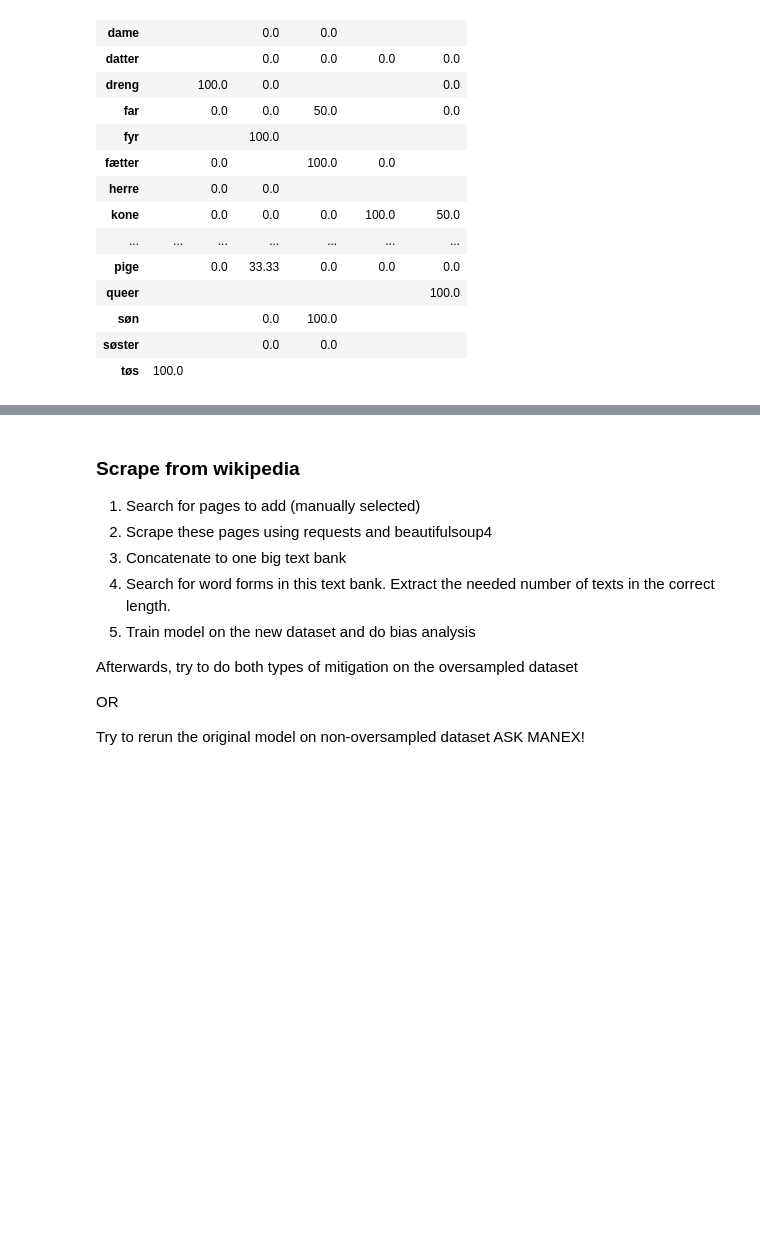
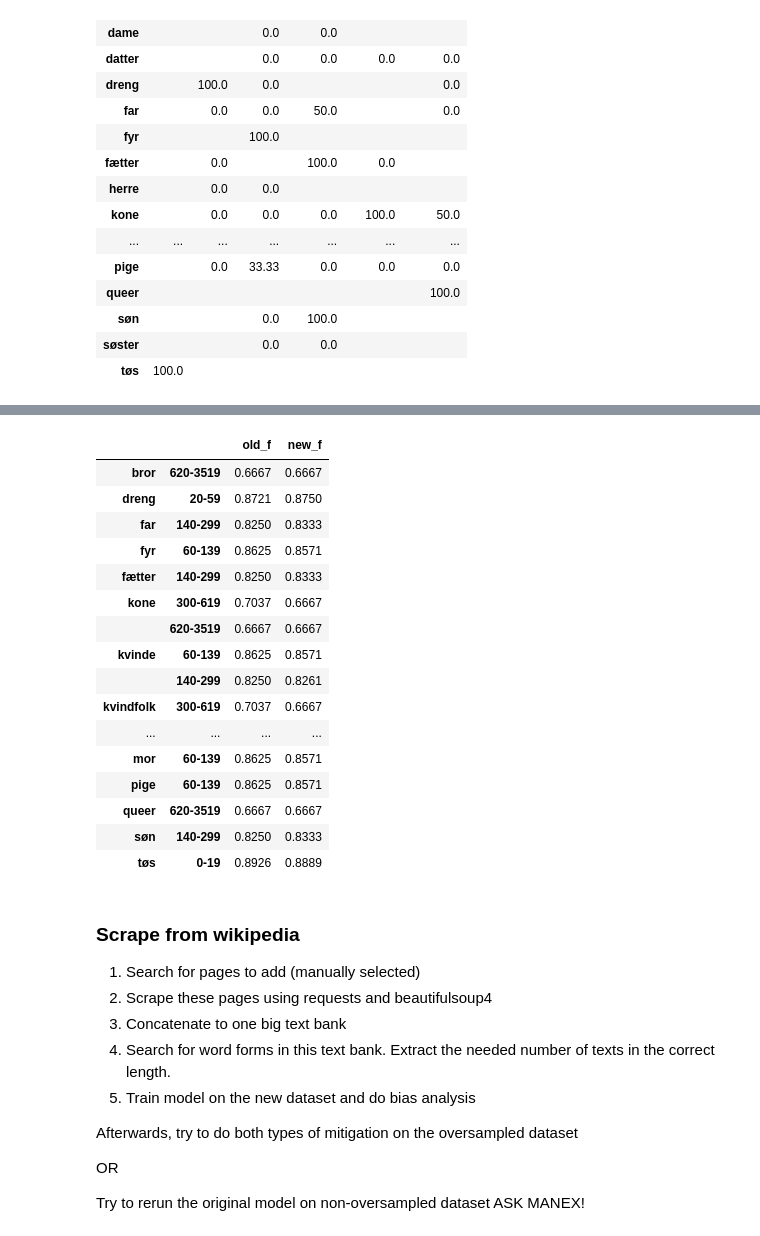
Before and after one commit to MajaMittag/gender-bias_da, a Jupyter notebook: toxicity_detection/mitigation/data_supplementation.ipynb, the cells around one changed output, grey strips where cells are left out. Cells and saved outputs as stored; diff of their text form; code cells hidden in the pictures; blank space fills up the shorter version.

```diff
--- a/toxicity_detection/mitigation/data_supplementation.ipynb
+++ b/toxicity_detection/mitigation/data_supplementation.ipynb
@@ -135,0 +144,4 @@ Name: lemmas, dtype: object
+# %%
+train_oversampl = pd.DataFrame([X_oversampl, y_oversampl]).T
+train_oversampl.rename(columns={"Unnamed 0": "tweet"}, inplace=True)
+train_oversampl
@@ -421,0 +645,23 @@ results_df.to_excel(os.getcwd()+"/mitigation/toxicity_at_diff_lengths.xlsx") # s
+# %%
+# find a for each unbalanced lemma at length
+
+num_nontoxic_to_add = {}
+old_new_nontoxic_frac = {}
+total_to_add = 0
+
+for lemma in unbalanced_lemmas_at_lengths: # for word in list_of_words_to_fix:
+
+    for length in unbalanced_lemmas_at_lengths[lemma]: # for length
+
+        current_toxic = toxic_count_df[toxic_count_df["lemma"]==lemma][length].iloc[0] #  t = get t from toxic_count_df
+        current_total = total_count_df[total_count_df["lemma"]==lemma][length].iloc[0]
+        current_nontoxic = current_total - current_toxic # n = get n from total_count_df - t
+        desired_f = 1 - (overall_prior_distributions[length]/100) # f = 1 - toxic frac (get this from overall_prior_distributions/100 (results_df.loc[ALL, bin_label]))
+        add_n_nontoxic = calculate_nontoxic_to_add(f=desired_f, n=current_nontoxic, t=current_toxic, method="round")
+
+        num_nontoxic_to_add[(lemma, length)] = add_n_nontoxic
+        new_f = calculate_nontoxic_fraction(n=current_nontoxic, t=current_toxic, a=add_n_nontoxic)
+        old_new_nontoxic_frac[(lemma, length)] = (desired_f, new_f)
+        total_to_add += add_n_nontoxic
+print("Done")
+print("Total to add:", total_to_add)
@@ -421,0 +695,23 @@ results_df.to_excel(os.getcwd()+"/mitigation/toxicity_at_diff_lengths.xlsx") # s
+# %%
+# display old and new nontoxic fraction
+old_new_nontoxic_frac_df = pd.DataFrame(old_new_nontoxic_frac).T
+old_new_nontoxic_frac_df.rename(columns={0:"old_f", 1:"new_f"}, inplace=True)
+old_new_nontoxic_frac_df.round(4)
+# %% [output]
+|  |  | old_f | new_f |
+| bror | 620-3519 | 0.6667 | 0.6667 |
+| dreng | 20-59 | 0.8721 | 0.8750 |
+| far | 140-299 | 0.8250 | 0.8333 |
+| fyr | 60-139 | 0.8625 | 0.8571 |
+| fætter | 140-299 | 0.8250 | 0.8333 |
+| kone | 300-619 | 0.7037 | 0.6667 |
+|  | 620-3519 | 0.6667 | 0.6667 |
+| kvinde | 60-139 | 0.8625 | 0.8571 |
+|  | 140-299 | 0.8250 | 0.8261 |
+| kvindfolk | 300-619 | 0.7037 | 0.6667 |
+| ... | ... | ... | ... |
+| mor | 60-139 | 0.8625 | 0.8571 |
+| pige | 60-139 | 0.8625 | 0.8571 |
+| queer | 620-3519 | 0.6667 | 0.6667 |
+| søn | 140-299 | 0.8250 | 0.8333 |
+| tøs | 0-19 | 0.8926 | 0.8889 |
```
Also changed, not shown: parts of 23 cells of this notebook, 2 other files.
